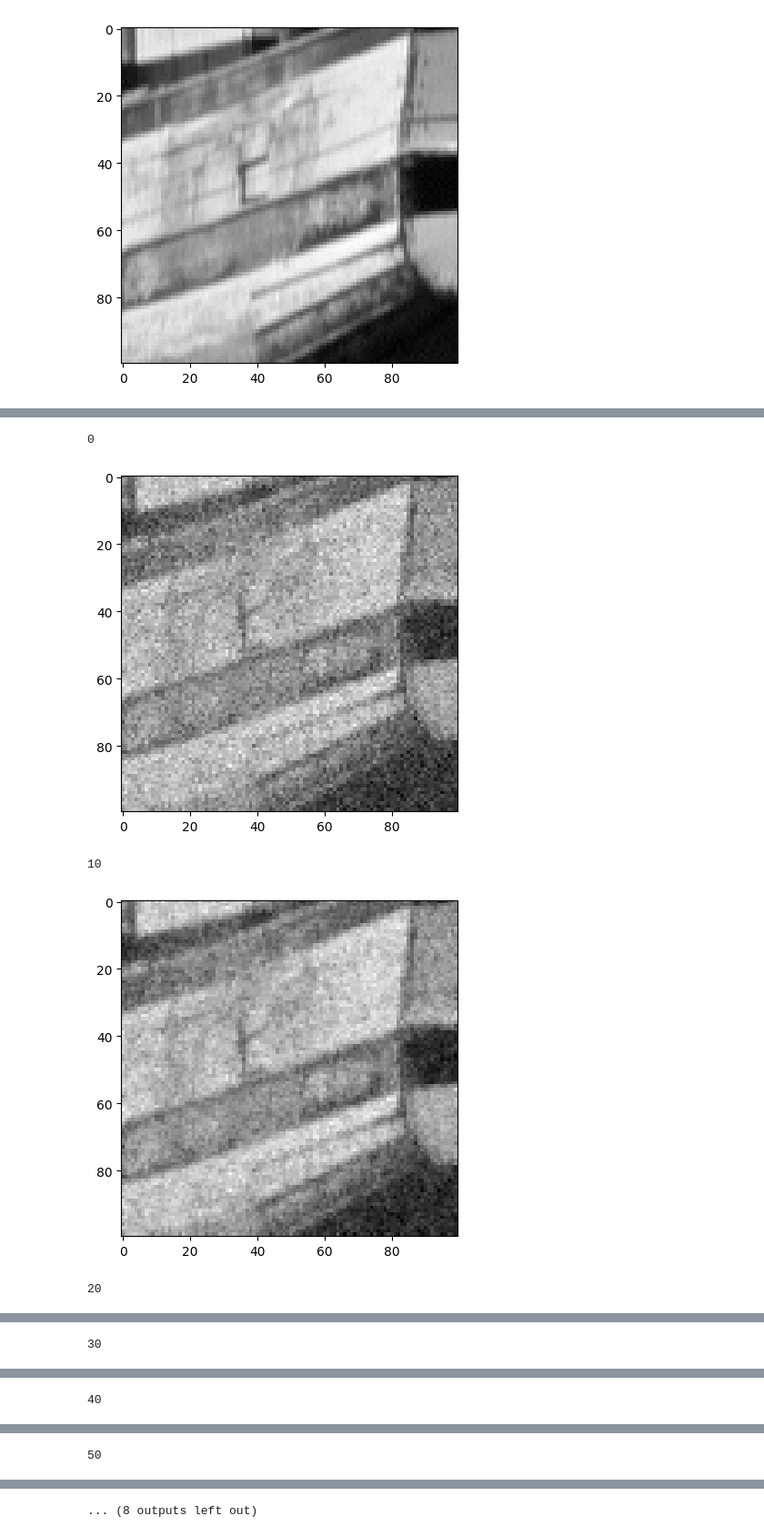
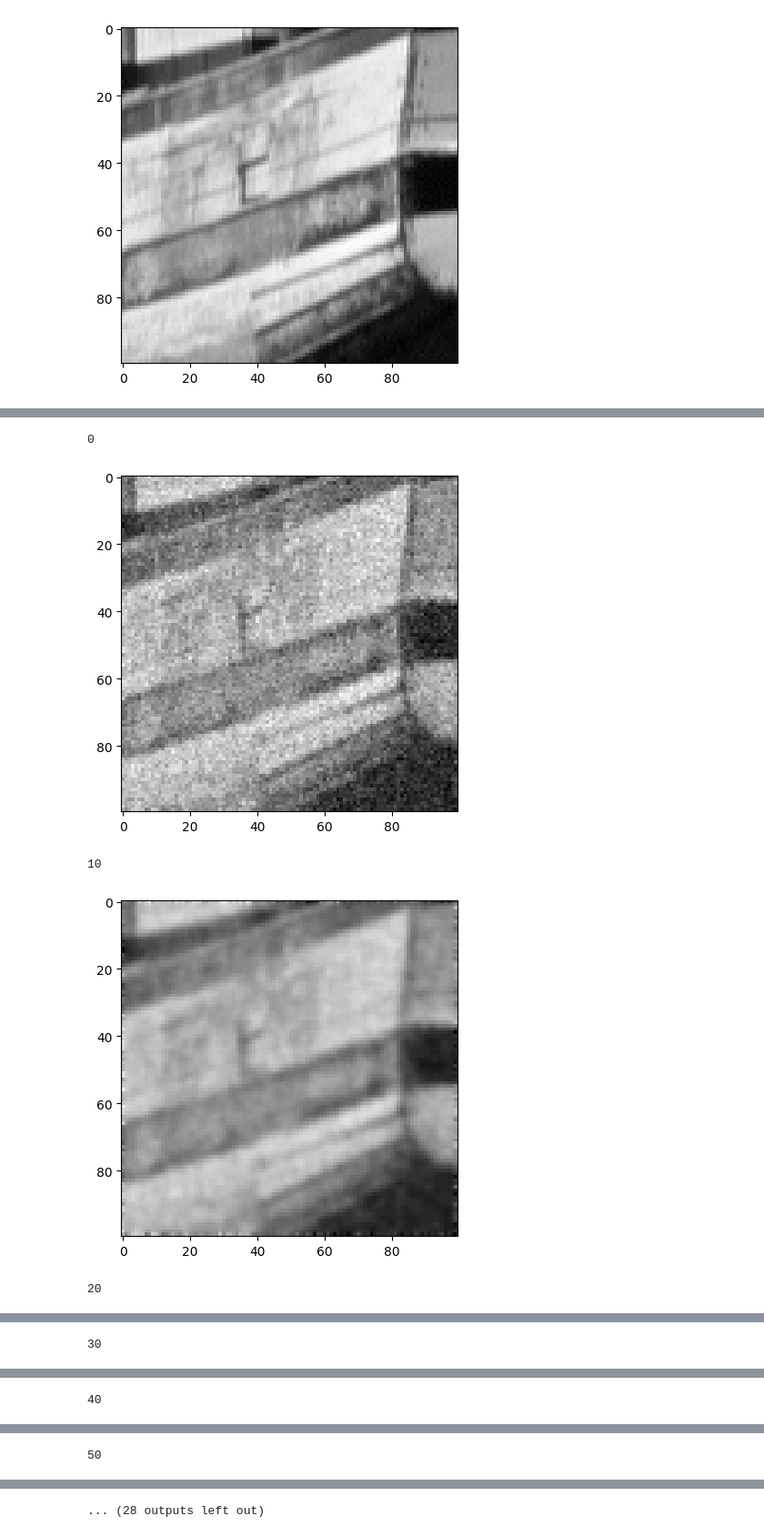
Before and after one commit to AlexDom513/ECE-6560-Final-Project, a Jupyter notebook: code/Linear_Heat.ipynb, the cells around one changed output, grey strips where cells are left out. Shown at 91% size. Cells and saved outputs as stored; diff of their text form; code cells hidden in the pictures.

```diff
--- a/code/Linear_Heat.ipynb
+++ b/code/Linear_Heat.ipynb
@@ -55,14 +55,14 @@ def linearHeat(I, timestep, iterations, skip):
       plt.show()
 # %%
 # run test
-timestep = .01
+timestep = .05
 iterations = 200
 skip = 10
 
 linearHeat(noisy_img, timestep, iterations, skip)
 # %% [output]
 0
-[figure, old version]
+[figure, new version]
 10
-[figure, old version]
+[figure, new version]
 20
@@ -76 +76 @@ linearHeat(noisy_img, timestep, iterations, skip)
-... (8 outputs left out)
+... (28 outputs left out)
```
Also changed, not shown: parts of 2 cells of this notebook, 13 other files.
